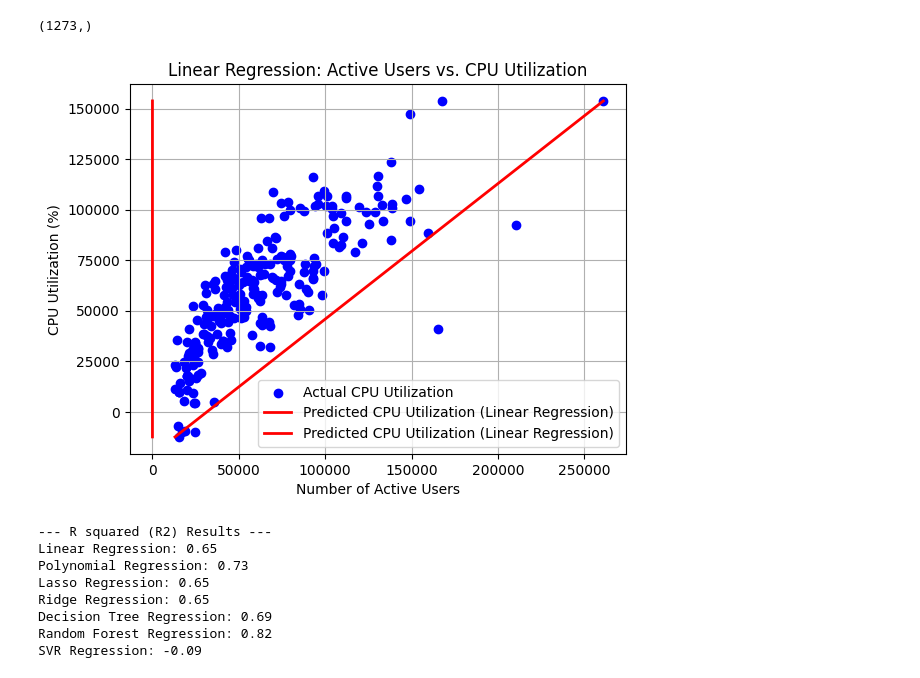
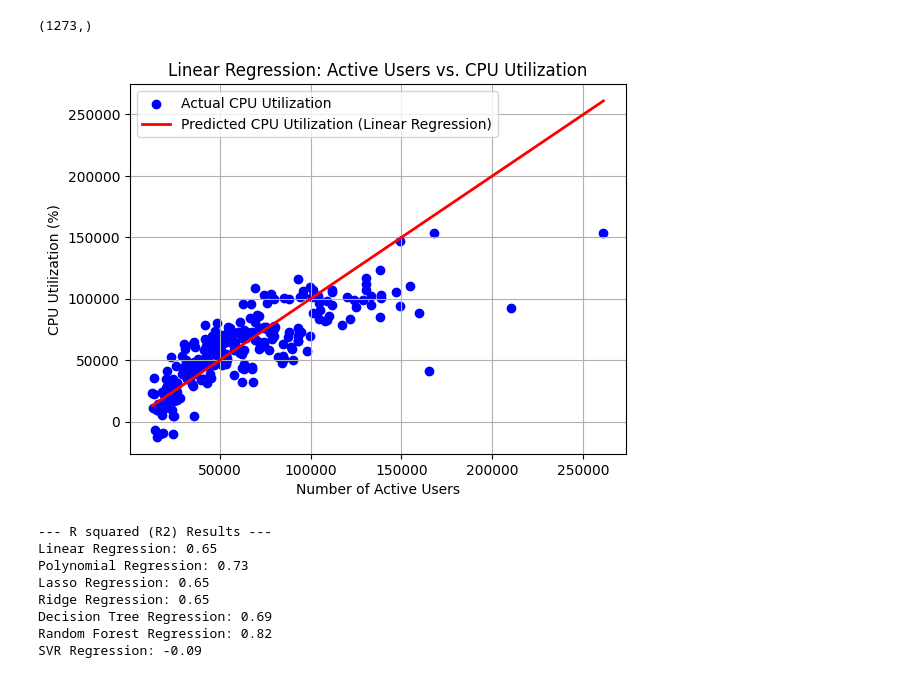
Before and after one commit to khoulaCode/machine-learning-code-orbit, a Jupyter notebook: team_members/from_sulaiman/preprocessing-data.ipynb, the cells around one changed output. Drawn from its saved outputs; the diff is of its cells as text; code cells hidden in the pictures.

```diff
--- a/team_members/from_sulaiman/preprocessing-data.ipynb
+++ b/team_members/from_sulaiman/preprocessing-data.ipynb
@@ -430,17 +430,17 @@ y.shape
 # %%
 # 6. Visualize the results
 #plt.figure(figsize=(10, 6))
 
 plt.scatter(y_test, y_pred, color='blue', label='Actual CPU Utilization')
-plt.plot([y_test.min(), y_test.max()], [y_pred.min(), y_pred.max()], [y_pred.max(), y_pred.min()], color='red', linewidth=2, label='Predicted CPU Utilization (Linear Regression)')
+plt.plot([y_test.min(), y_test.max()], [y_test.min(), y_test.max()], color='red', linewidth=2, label='Predicted CPU Utilization (Linear Regression)')
 plt.xlabel("Number of Active Users")
 plt.ylabel("CPU Utilization (%)")
 plt.title("Linear Regression: Active Users vs. CPU Utilization")
 plt.legend()
 plt.grid(True)
 plt.show()
 # %% [output]
-[figure, old version]
+[figure, new version]
 # %%
 # Polynomial Regression
 poly_features = PolynomialFeatures(degree=2)
```
Also changed, not shown: parts of 6 cells of this notebook.
